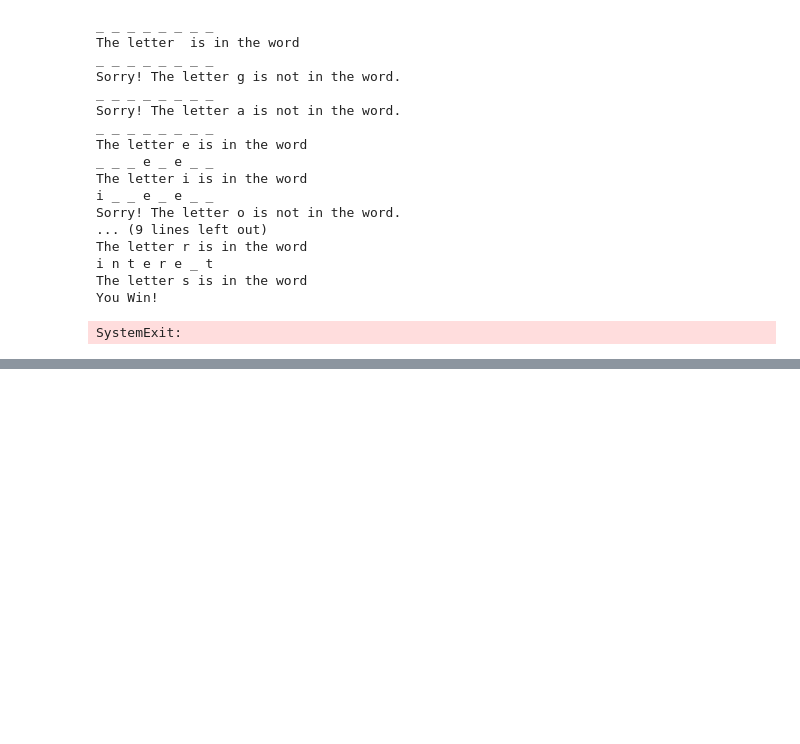
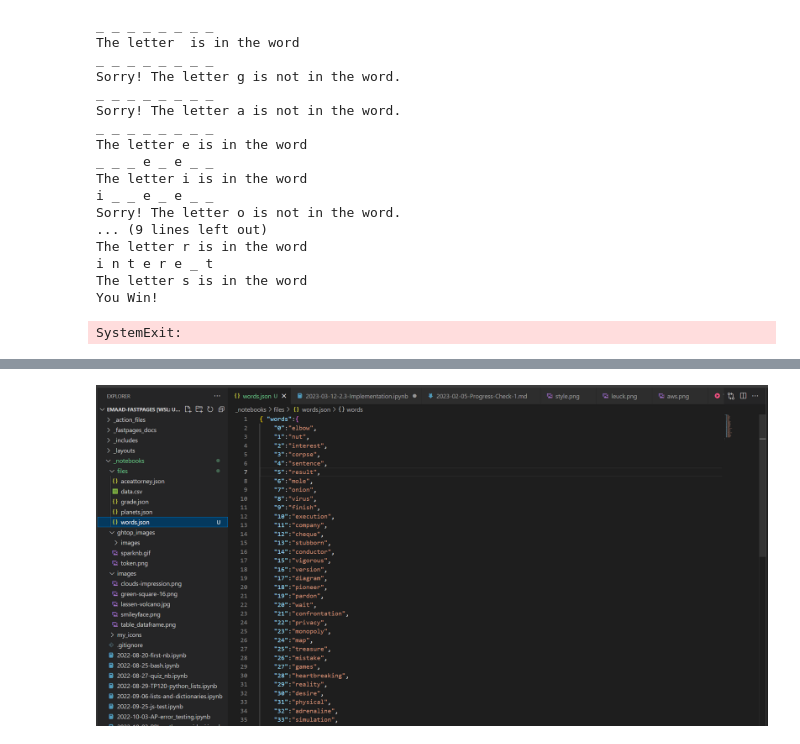
Before and after one commit to Emaad-Mir/emaad-fastpages, a Jupyter notebook: _notebooks/2023-03-12-2.3-Implementation.ipynb, the cells around one changed output, grey strips where cells are left out. Drawn from its saved outputs; the diff is of its cells as text; code cells hidden in the pictures; blank space fills up the shorter version.

```diff
--- a/_notebooks/2023-03-12-2.3-Implementation.ipynb
+++ b/_notebooks/2023-03-12-2.3-Implementation.ipynb
@@ -76,0 +81,7 @@ SystemExit:
+# %%
+from PIL import Image
+db = Image.open('../images/wordsdbfile.png')
+
+display(db)
+# %% [output]
+[figure, added]
```
Also changed, not shown: parts of 1 cell of this notebook, 1 other file.
